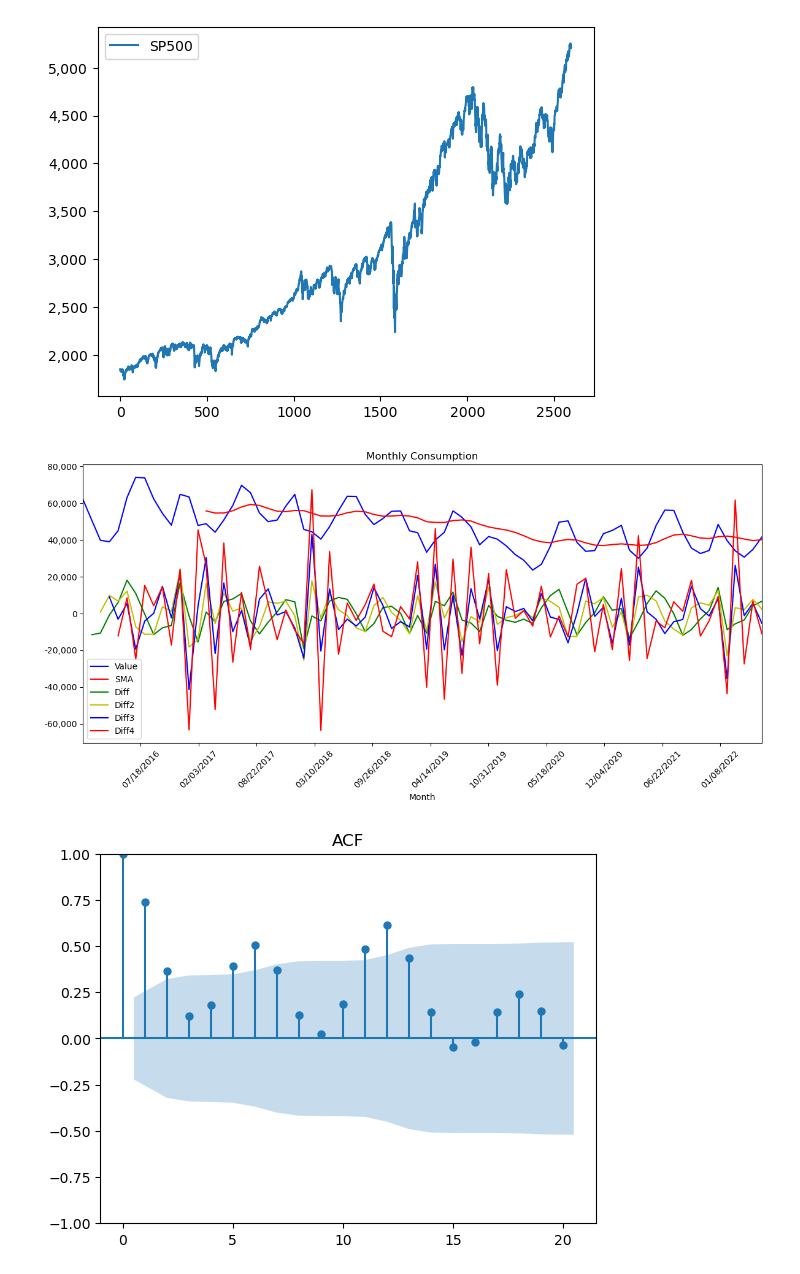
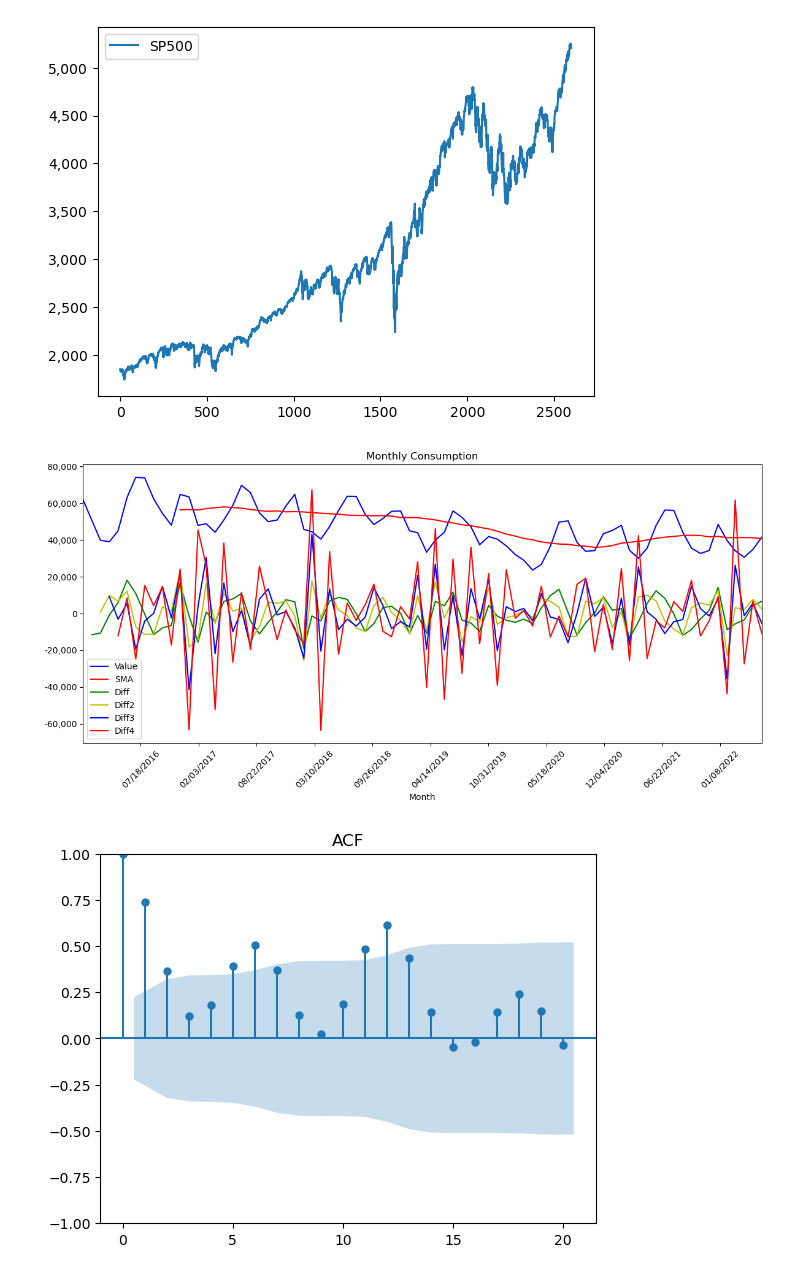
Before and after one commit to joeybernard/CS2545_W26, a Jupyter notebook: Chapter_5.ipynb, the cells around one changed output. Drawn from its saved outputs; the diff is of its cells as text; code cells hidden in the pictures.

```diff
--- a/Chapter_5.ipynb
+++ b/Chapter_5.ipynb
@@ -24,7 +24,7 @@ import matplotlib.dates as mdates
 df = pd.read_csv('MonthlyCoalConsumption.csv')
 df['Month'] = pd.to_datetime(df['Month'], format='%m/%d/%Y')
 
-df['SMA'] = df['Value'].rolling(window=15).mean()
+df['SMA'] = df['Value'].rolling(window=12).mean()
 
 df['Diff'] = df['Value'].diff()
 df['Diff2'] = df['Diff'].diff()
@@ -33,34 +33,34 @@ df['Diff4'] = df['Diff3'].diff()
 
 def y_format(value, tick_number):
     return f'{int(round(value)):,}'
 
 plt.figure(figsize=(12,6))
 
 plt.plot(df['Month'], df['Value'], marker='', linestyle='-', color='b', label='Value')
 plt.plot(df['Month'], df['SMA'], marker='', linestyle='-', color='r', label='SMA')
 plt.plot(df['Month'], df['Diff'], marker='', linestyle='-', color='g', label='Diff')
 plt.plot(df['Month'], df['Diff2'], marker='', linestyle='-', color='y', label='Diff2')
 plt.plot(df['Month'], df['Diff3'], marker='', linestyle='-', color='b', label='Diff3')
 plt.plot(df['Month'], df['Diff4'], marker='', linestyle='-', color='r', label='Diff4')
 
 plt.xlim(pd.to_datetime('01/01/2016', format='%m/%d/%Y'), df['Month'].max())
 
 ax = plt.gca()
 ax.xaxis.set_major_formatter(mdates.DateFormatter('%m/%d/%Y'))
 ax.xaxis.set_major_locator(MaxNLocator(nbins=12))
 
 plt.xticks(rotation=45)
 
 plt.title('Monthly Consumption')
 plt.xlabel('Month')
 plt.legend()
 
 ax.yaxis.set_major_formatter(FuncFormatter(y_format))
 
 plt.tight_layout()
 plt.show()
 # %% [output]
-[figure, old version]
+[figure, new version]
 # %%
 from statsmodels.graphics.tsaplots import plot_acf
 
```
Also changed, not shown: parts of 2 cells of this notebook, 1 other file.
